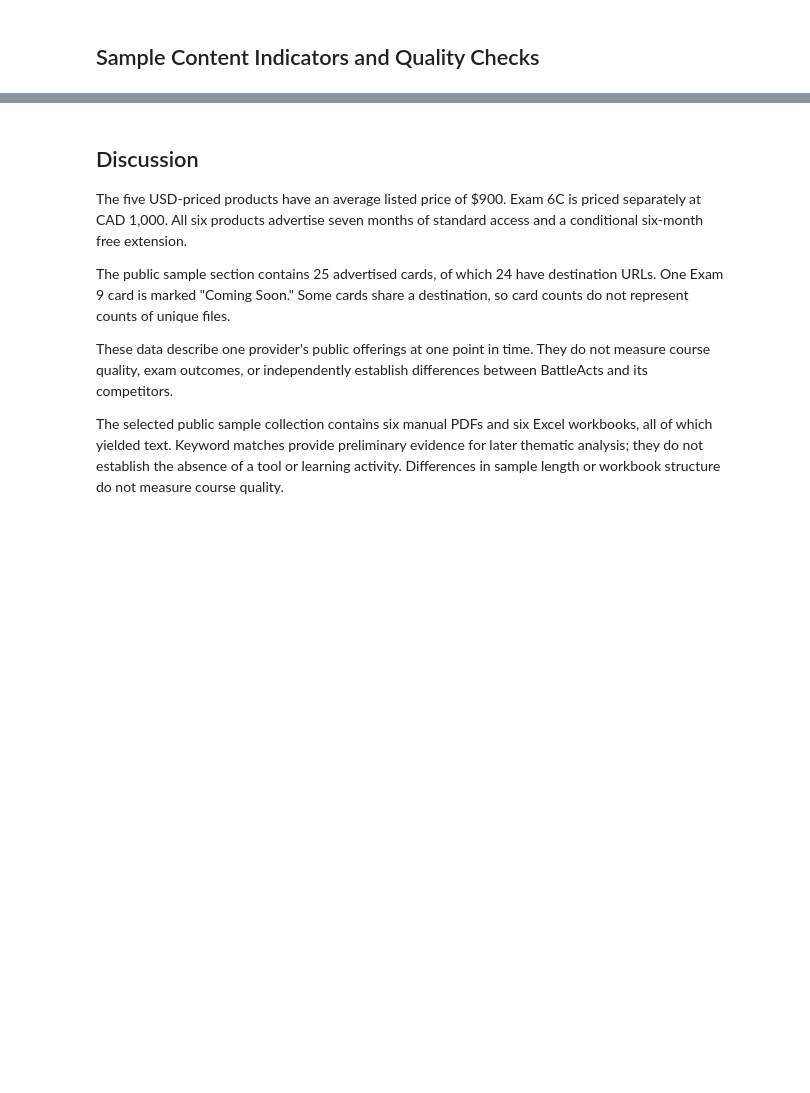
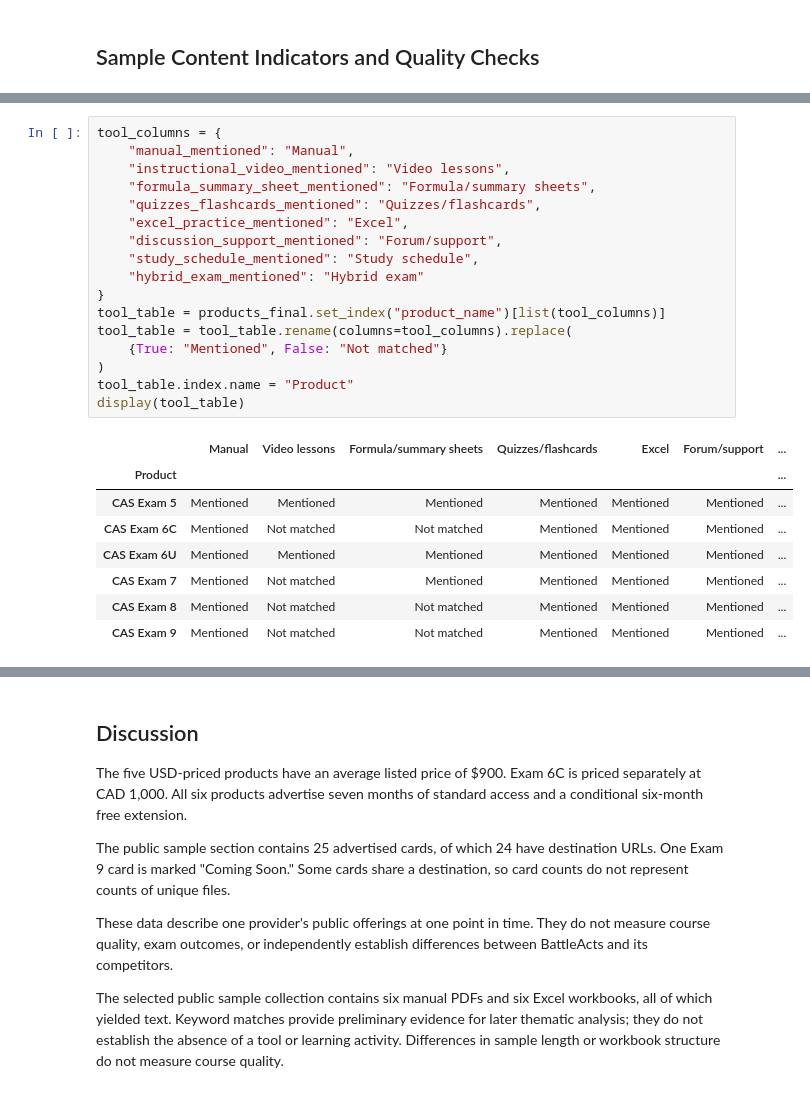
Before and after one commit to maxinehb/datasci530fall2026, a Jupyter notebook: Project 1/Project_1.ipynb, the cells around one changed output, grey strips where cells are left out. Drawn from its saved outputs; the diff is of its cells as text; blank space fills up the shorter version.

```diff
--- a/Project 1/Project_1.ipynb
+++ b/Project 1/Project_1.ipynb
@@ -866,0 +705,26 @@ display(additional_quality)
+# %%
+tool_columns = {
+    "manual_mentioned": "Manual",
+    "instructional_video_mentioned": "Video lessons",
+    "formula_summary_sheet_mentioned": "Formula/summary sheets",
+    "quizzes_flashcards_mentioned": "Quizzes/flashcards",
+    "excel_practice_mentioned": "Excel",
+    "discussion_support_mentioned": "Forum/support",
+    "study_schedule_mentioned": "Study schedule",
+    "hybrid_exam_mentioned": "Hybrid exam"
+}
+tool_table = products_final.set_index("product_name")[list(tool_columns)]
+tool_table = tool_table.rename(columns=tool_columns).replace(
+    {True: "Mentioned", False: "Not matched"}
+)
+tool_table.index.name = "Product"
+display(tool_table)
+# %% [output]
+|  | Manual | Video lessons | Formula/summary sheets | Quizzes/flashcards | Excel | Forum/support | ... |
+| Product |  |  |  |  |  |  | ... |
+| CAS Exam 5 | Mentioned | Mentioned | Mentioned | Mentioned | Mentioned | Mentioned | ... |
+| CAS Exam 6C | Mentioned | Not matched | Not matched | Mentioned | Mentioned | Mentioned | ... |
+| CAS Exam 6U | Mentioned | Mentioned | Mentioned | Mentioned | Mentioned | Mentioned | ... |
+| CAS Exam 7 | Mentioned | Not matched | Mentioned | Mentioned | Mentioned | Mentioned | ... |
+| CAS Exam 8 | Mentioned | Not matched | Not matched | Mentioned | Mentioned | Mentioned | ... |
+| CAS Exam 9 | Mentioned | Not matched | Not matched | Mentioned | Mentioned | Mentioned | ... |
```
Also changed, not shown: parts of 24 cells of this notebook.
